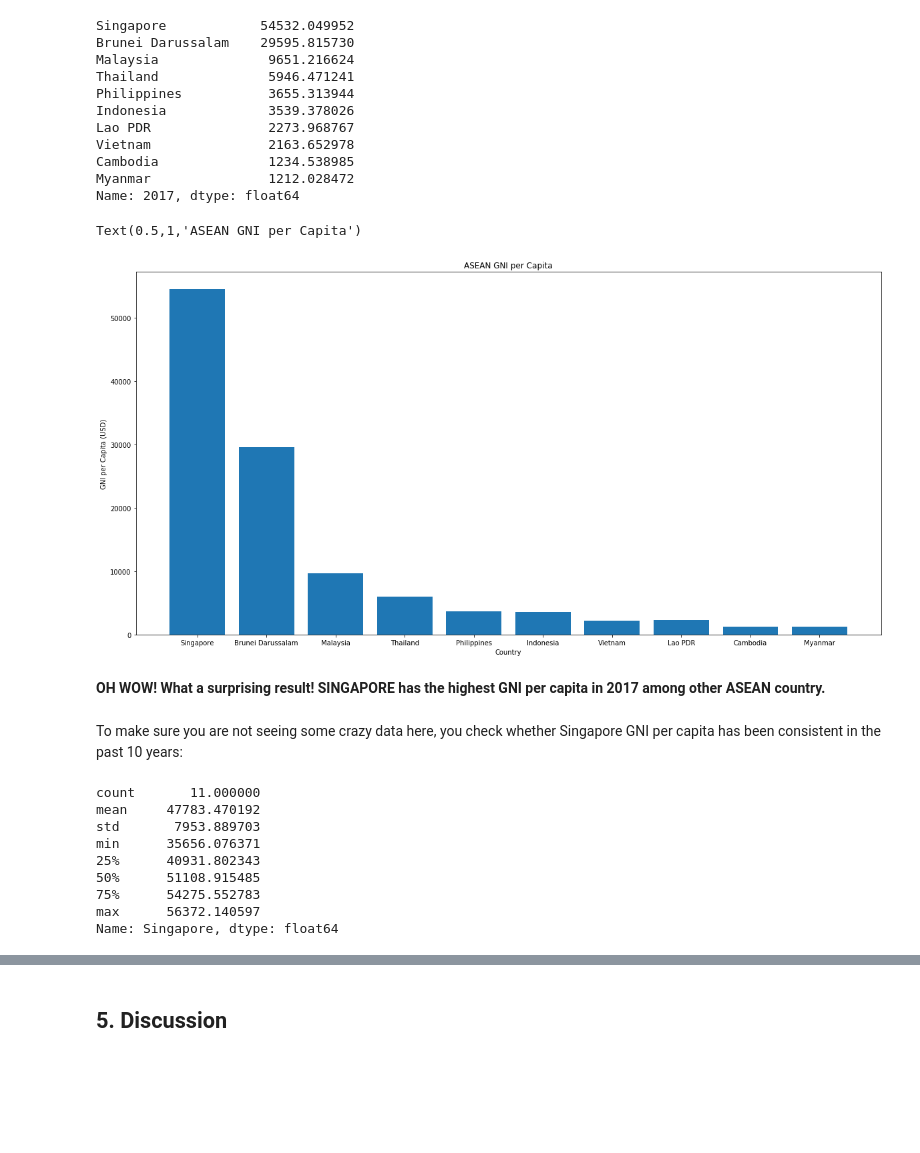
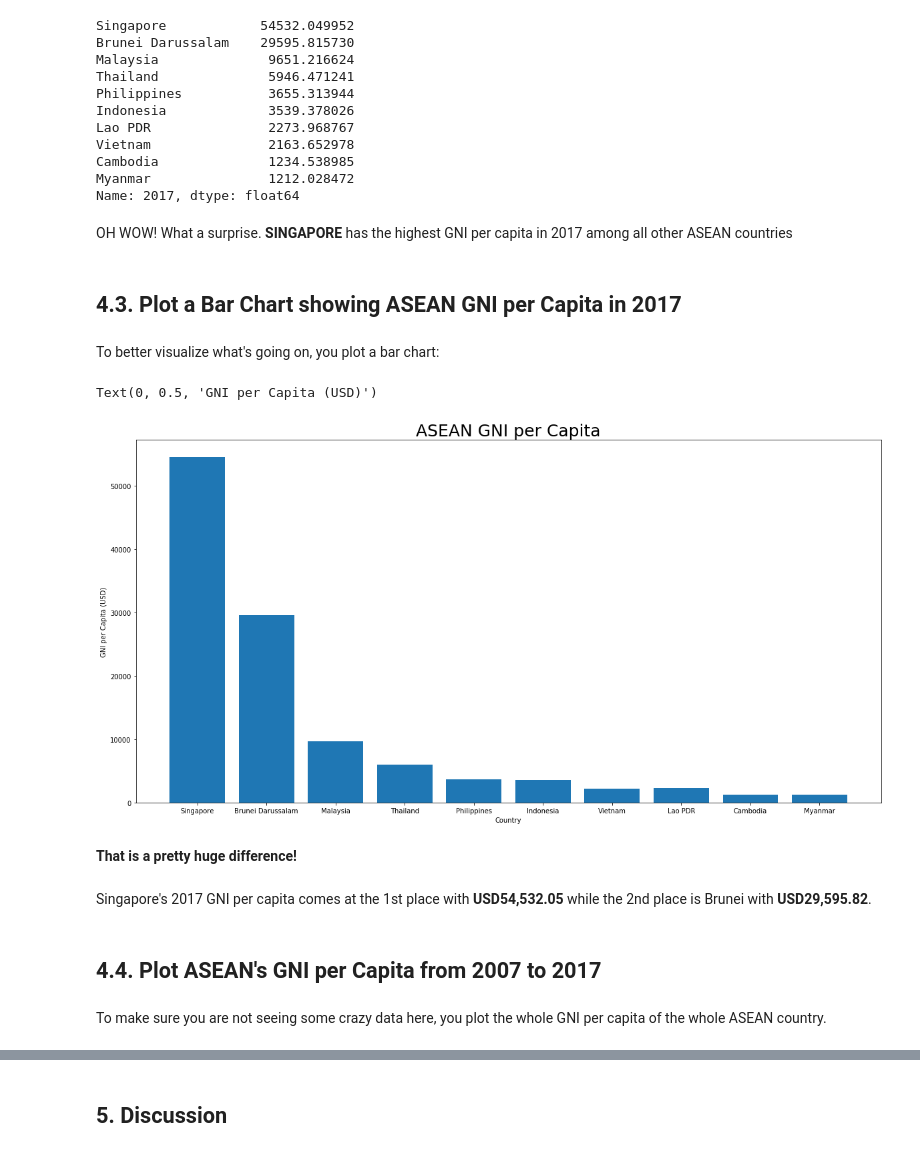
Before and after one commit to andriyantohalim/AppliedDataScienceMichigan, a Jupyter notebook: Assg4.ipynb, the cells around one changed output, grey strips where cells are left out. Cells and saved outputs as stored; diff of their text form; code cells hidden in the pictures; blank space fills up the shorter version.

```diff
--- a/Assg4.ipynb
+++ b/Assg4.ipynb
@@ -245,29 +254,27 @@ Vietnam               2163.652978
 Cambodia              1234.538985
 Myanmar               1212.028472
 Name: 2017, dtype: float64
+# %% [markdown]
+OH WOW! What a surprise. **SINGAPORE** has the highest GNI per capita in 2017 among all other ASEAN countries
+# %% [markdown]
+## 4.3. Plot a Bar Chart showing ASEAN GNI per Capita in 2017
+# %% [markdown]
+To better visualize what's going on, you plot a bar chart:
 # %%
 plt.figure(figsize=(20,10))
 
+plt.title("ASEAN GNI per Capita", {'fontsize' : 25})
 plt.bar(df_GNIperCap_ASEAN.index, df_GNIperCap_ASEAN.loc[:, "2017"])
 plt.xlabel("Country")
 plt.ylabel("GNI per Capita (USD)")
-plt.title("ASEAN GNI per Capita")
 # %% [output]
-Text(0.5,1,'ASEAN GNI per Capita')
+Text(0, 0.5, 'GNI per Capita (USD)')
-[figure, old version]
+[figure, new version]
-# %% [markdown]
-**OH WOW! What a surprising result! SINGAPORE has the highest GNI per capita in 2017 among other ASEAN country.**
+# %% [markdown]
+**That is a pretty huge difference!**
+# %% [markdown]
+Singapore's 2017 GNI per capita comes at the 1st place with **USD54,532.05** while the 2nd place is Brunei with **USD29,595.82**.
+# %% [markdown]
+## 4.4. Plot ASEAN's GNI per Capita from 2007 to 2017
 # %% [markdown]
-To make sure you are not seeing some crazy data here, you check whether Singapore GNI per capita has been consistent in the past 10 years:
+To make sure you are not seeing some crazy data here, you plot the whole GNI per capita of the whole ASEAN country.
-# %%
-df_GNIperCap_ASEAN.loc["Singapore"].describe()
-# %% [output]
-count       11.000000
-mean     47783.470192
-std       7953.889703
-min      35656.076371
-25%      40931.802343
-50%      51108.915485
-75%      54275.552783
-max      56372.140597
-Name: Singapore, dtype: float64
```
Also changed, not shown: parts of 30 cells of this notebook.
